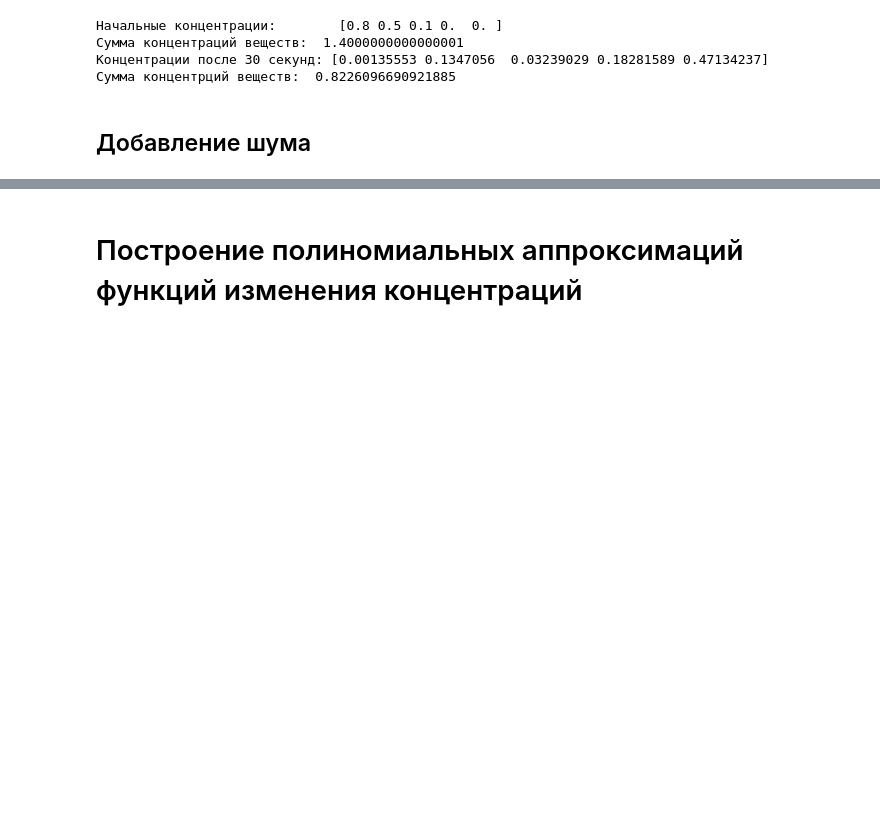
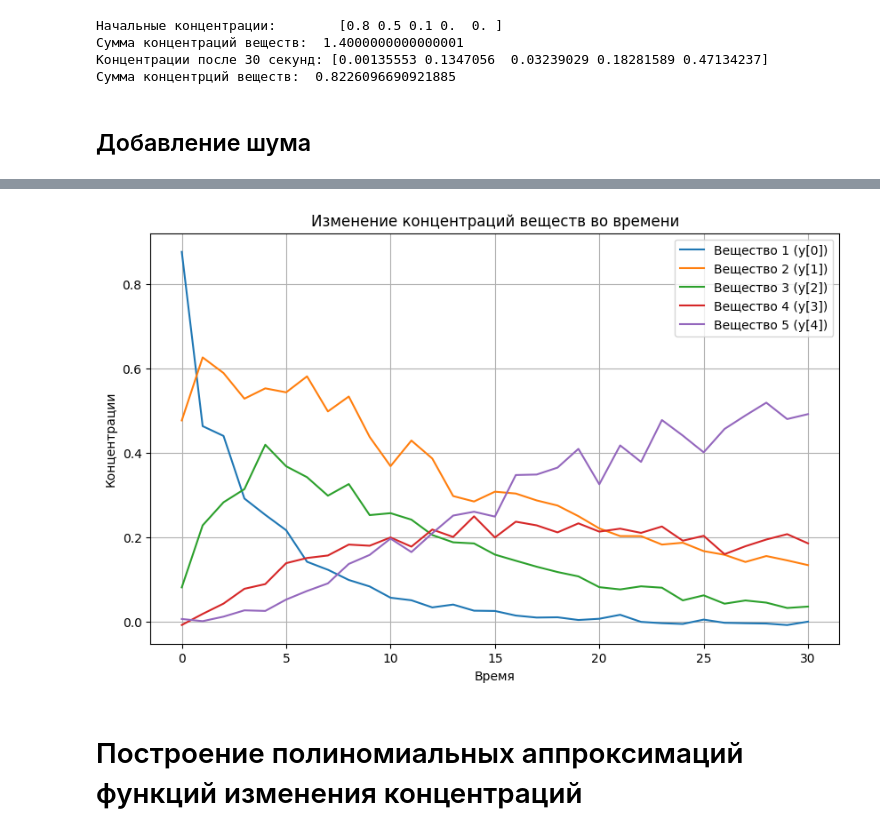
Before and after one commit to Lirik-17/Chemistry, a Jupyter notebook: My_chem_gen/Approx_and_visual.ipynb, the cells around one changed output, grey strips where cells are left out. Cells and saved outputs as stored; diff of their text form; code cells hidden in the pictures; blank space fills up the shorter version.

```diff
--- a/My_chem_gen/Approx_and_visual.ipynb
+++ b/My_chem_gen/Approx_and_visual.ipynb
@@ -118,3 +118,22 @@ plt.show()
+# %%
+# Генерация шума
+relative_noise_scale = 0.01  # Относительная амплитуда шума (например, 20% от значения функции)
+
+# Построение графиков
+plt.figure(figsize=(10, 6))
+for i in range(N_SUBSTANCE):
+    noise = np.random.uniform(-relative_noise_scale, relative_noise_scale, size=sol.y[i].shape)
+    sol.y[i] = sol.y[i] + noise
+    plt.plot(sol.t, sol.y[i], label=f'Вещество {i+1} (y[{i}])')
+
+plt.title('Изменение концентраций веществ во времени')
+plt.xlabel('Время')
+plt.ylabel('Концентрации')
+plt.legend()
+plt.grid(True)
+plt.show()
+# %% [output]
+[figure, added]
 # %% [markdown]
 # Построение полиномиальных аппроксимаций функций изменения концентраций
 # %%
```
Also changed, not shown: parts of 4 cells of this notebook.
